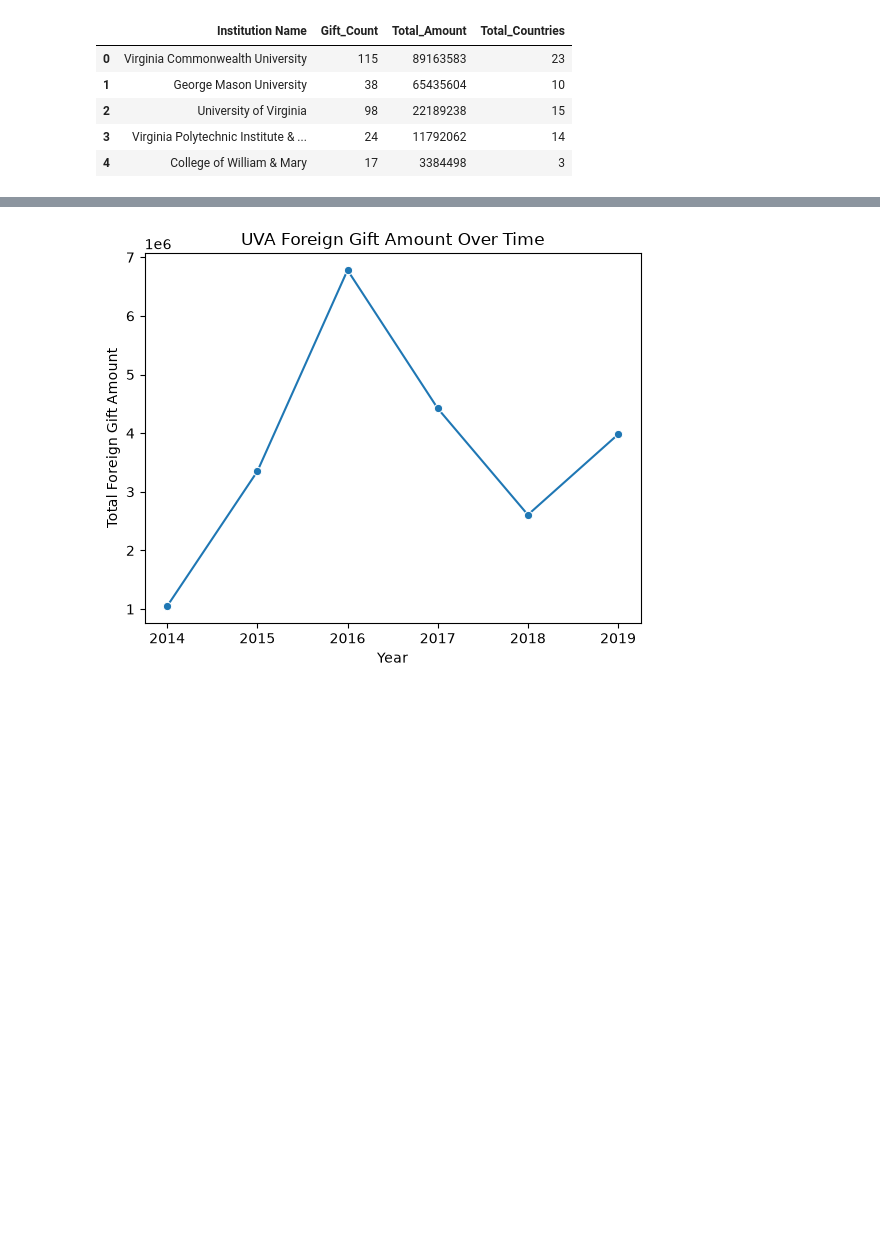
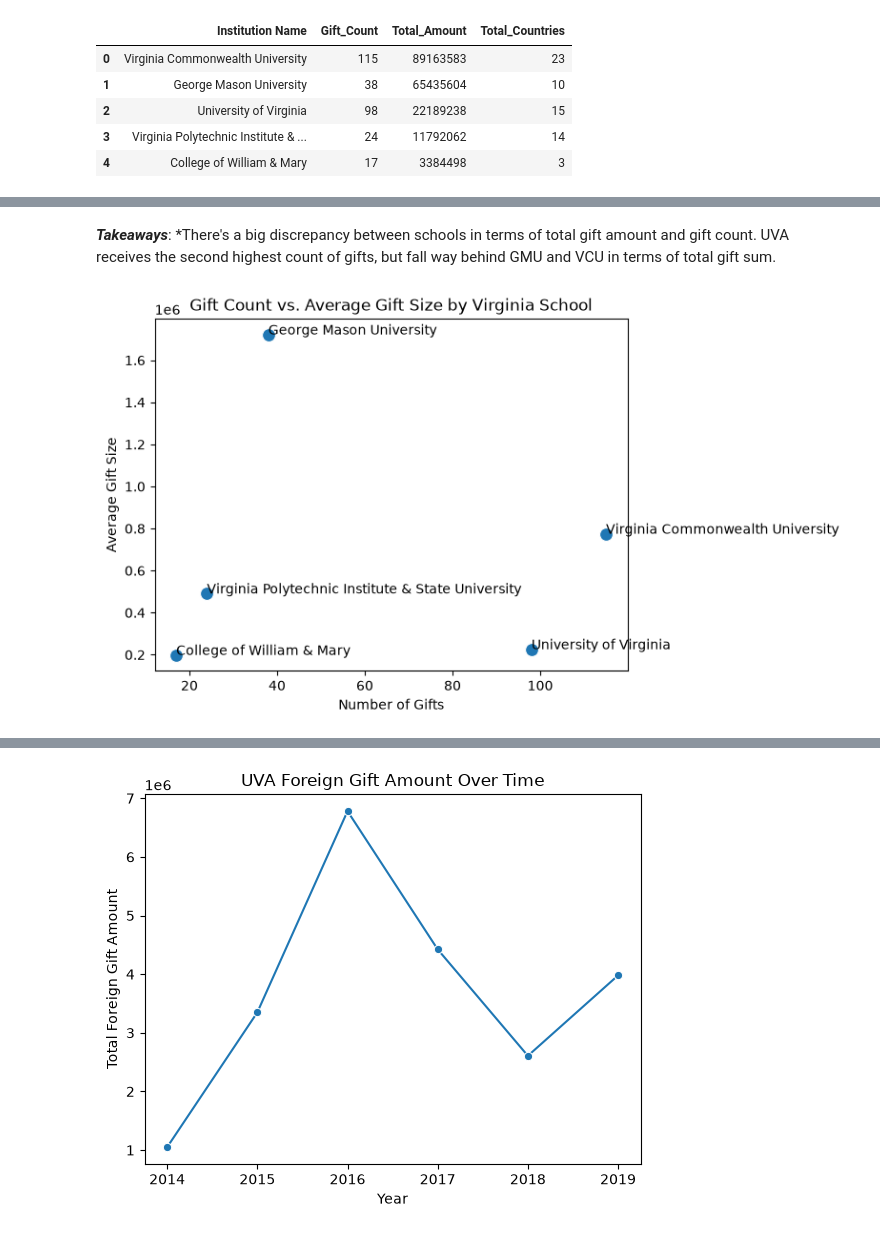
Before and after one commit to ae-phillips/uu_wrangling_and_eda, a Jupyter notebook: lab_1/uva_analysis.ipynb, the cells around one changed output, grey strips where cells are left out. Saved outputs shown, nothing was run; the diff lists cells and outputs as text; code cells hidden in the pictures; blank space fills up the shorter version.

```diff
--- a/lab_1/uva_analysis.ipynb
+++ b/lab_1/uva_analysis.ipynb
@@ -299,0 +344,29 @@ display(va_school_summary)
+# %% [markdown]
+***Takeaways***: *There's a big discrepancy between schools in terms of total gift amount and gift count. UVA receives the second highest count of gifts, but fall way behind GMU and VCU in terms of total gift sum.
+# %%
+va_school_summary["Avg_Gift"] = (
+    va_school_summary["Total_Amount"] /
+    va_school_summary["Gift_Count"]
+)
+
+sns.scatterplot(
+    data=va_school_summary,
+    x="Gift_Count",
+    y="Avg_Gift",
+    s=100
+)
+
+for _, row in va_school_summary.iterrows():
+    plt.text(
+        row["Gift_Count"],
+        row["Avg_Gift"],
+        row["Institution Name"]
+    )
+
+plt.xlabel("Number of Gifts")
+plt.ylabel("Average Gift Size")
+plt.title("Gift Count vs. Average Gift Size by Virginia School")
+
+plt.show()
+# %% [output]
+[figure, added]
```
Also changed, not shown: parts of 9 cells of this notebook.
